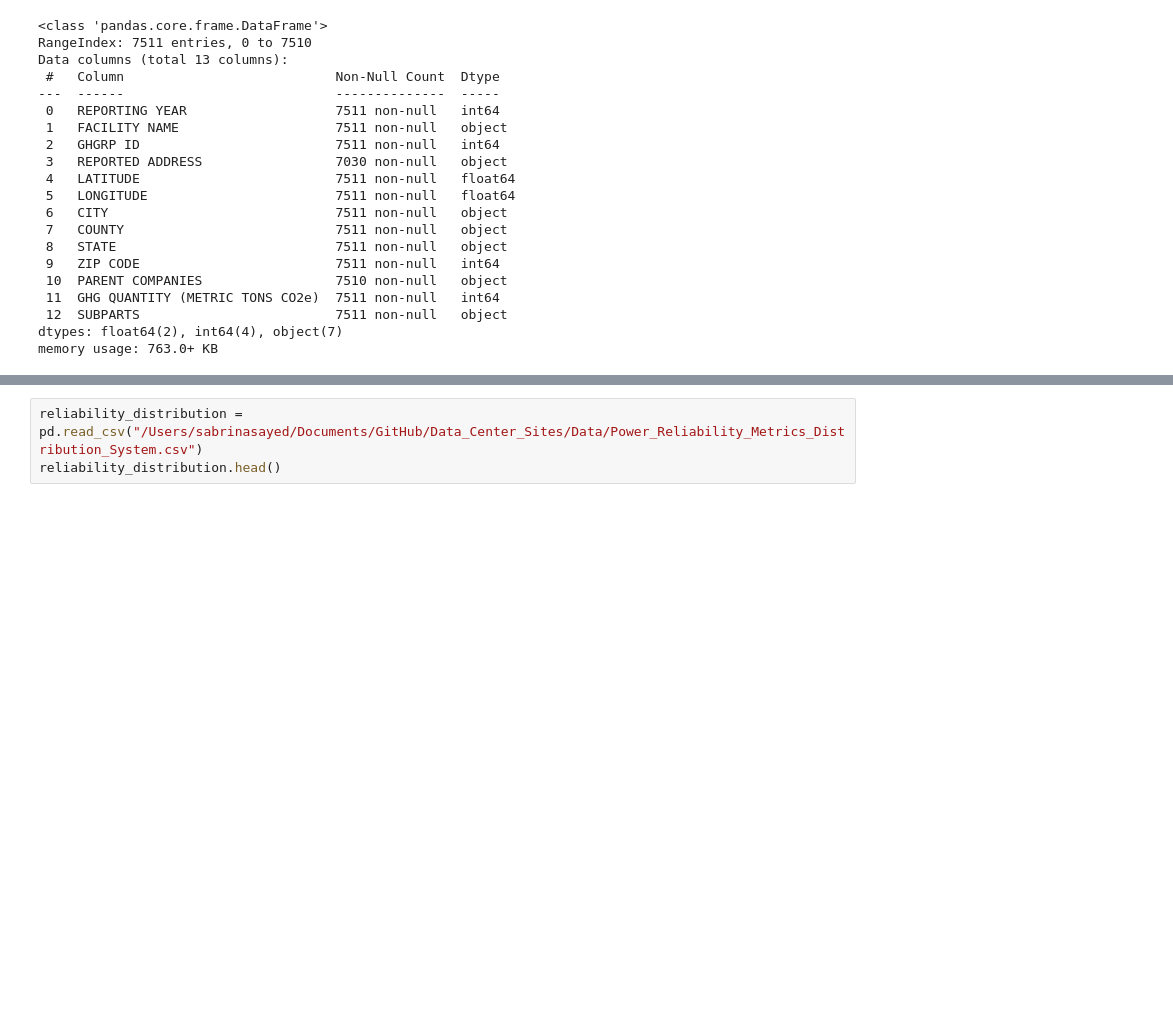
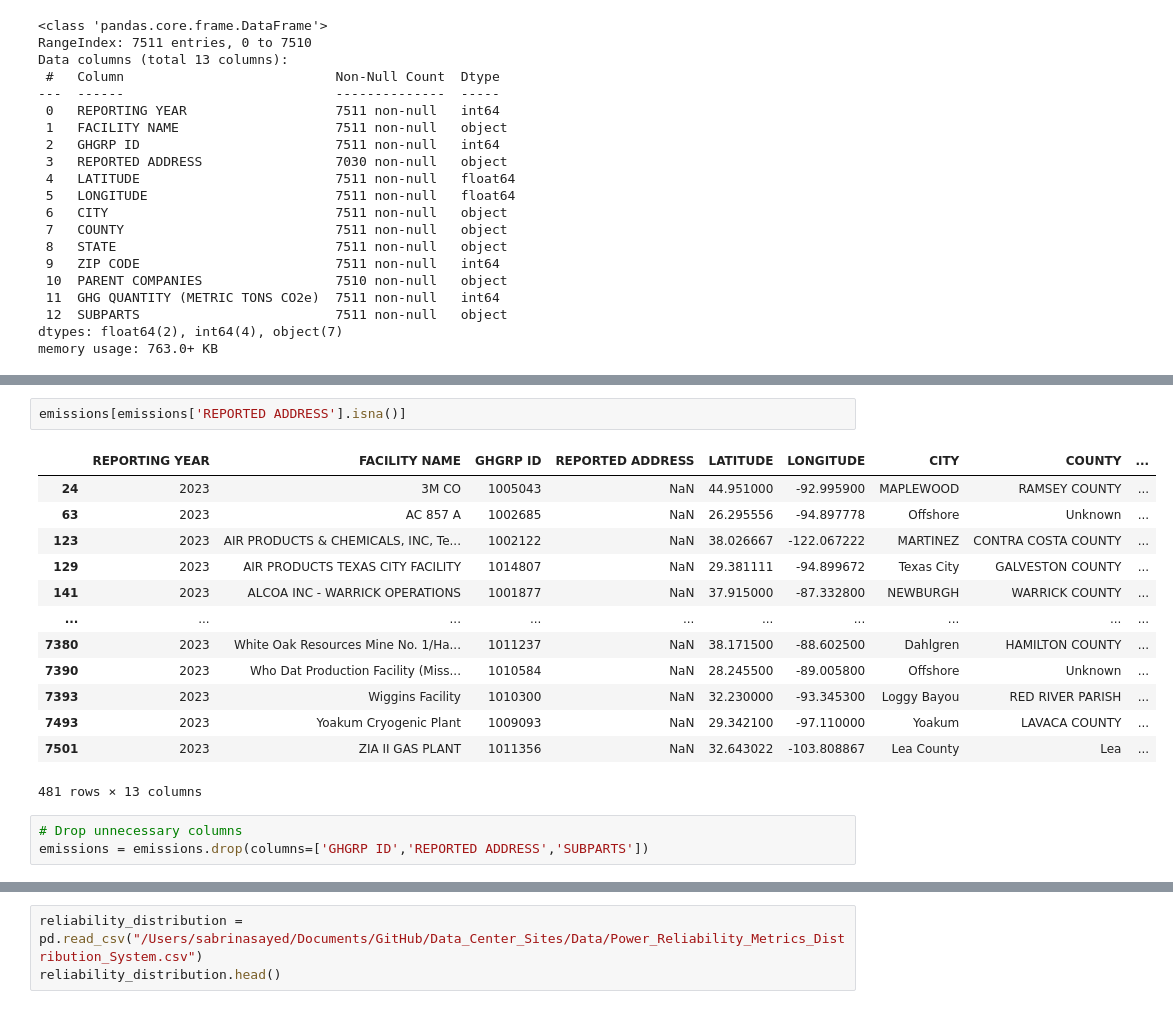
Before and after one commit to sabrinasayed99/Data_Center_Sites, a Jupyter notebook: cleaning.ipynb, the cells around one changed output, grey strips where cells are left out. Saved outputs shown, nothing was run; the diff lists cells and outputs as text; blank space fills up the shorter version.

```diff
--- a/cleaning.ipynb
+++ b/cleaning.ipynb
@@ -262,0 +276,19 @@ memory usage: 763.0+ KB
+# %%
+emissions[emissions['REPORTED ADDRESS'].isna()]
+# %% [output]
+|  | REPORTING YEAR | FACILITY NAME | GHGRP ID | REPORTED ADDRESS | LATITUDE | LONGITUDE | CITY | COUNTY | ... |
+| 24 | 2023 | 3M CO | 1005043 | NaN | 44.951000 | -92.995900 | MAPLEWOOD | RAMSEY COUNTY | ... |
+| 63 | 2023 | AC 857 A | 1002685 | NaN | 26.295556 | -94.897778 | Offshore | Unknown | ... |
+| 123 | 2023 | AIR PRODUCTS & CHEMICALS, INC, Te... | 1002122 | NaN | 38.026667 | -122.067222 | MARTINEZ | CONTRA COSTA COUNTY | ... |
+| 129 | 2023 | AIR PRODUCTS TEXAS CITY FACILITY | 1014807 | NaN | 29.381111 | -94.899672 | Texas City | GALVESTON COUNTY | ... |
+| 141 | 2023 | ALCOA INC - WARRICK OPERATIONS | 1001877 | NaN | 37.915000 | -87.332800 | NEWBURGH | WARRICK COUNTY | ... |
+| ... | ... | ... | ... | ... | ... | ... | ... | ... | ... |
+| 7380 | 2023 | White Oak Resources Mine No. 1/Ha... | 1011237 | NaN | 38.171500 | -88.602500 | Dahlgren | HAMILTON COUNTY | ... |
+| 7390 | 2023 | Who Dat Production Facility (Miss... | 1010584 | NaN | 28.245500 | -89.005800 | Offshore | Unknown | ... |
+| 7393 | 2023 | Wiggins Facility | 1010300 | NaN | 32.230000 | -93.345300 | Loggy Bayou | RED RIVER PARISH | ... |
+| 7493 | 2023 | Yoakum Cryogenic Plant | 1009093 | NaN | 29.342100 | -97.110000 | Yoakum | LAVACA COUNTY | ... |
+| 7501 | 2023 | ZIA II GAS PLANT | 1011356 | NaN | 32.643022 | -103.808867 | Lea County | Lea | ... |
+481 rows × 13 columns
+# %%
+# Drop unnecessary columns
+emissions = emissions.drop(columns=['GHGRP ID','REPORTED ADDRESS','SUBPARTS'])
```
Also changed, not shown: parts of 52 cells of this notebook, 2 other files.
